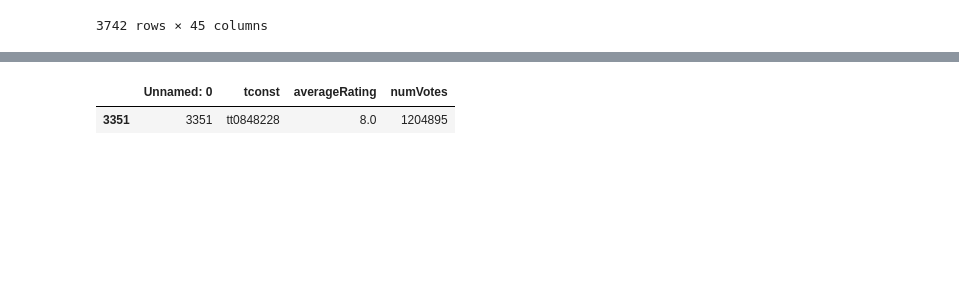
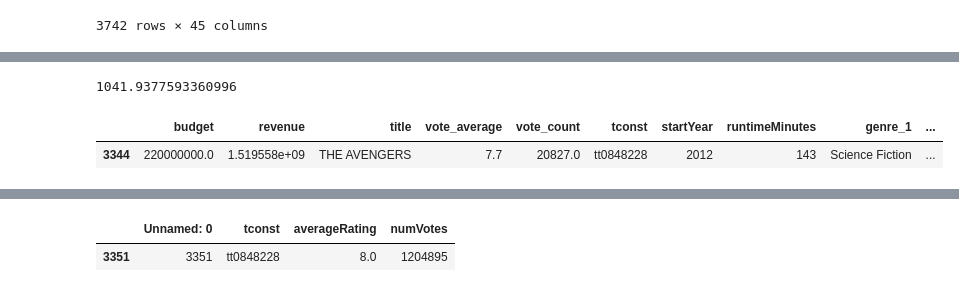
Before and after one commit to nsn116/Movie-Success-Predictor, a Jupyter notebook: data_preprocessing/Principals info.ipynb, the cells around one changed output, grey strips where cells are left out. Cells and saved outputs as stored; diff of their text form; code cells hidden in the pictures; blank space fills up the shorter version.

```diff
--- a/data_preprocessing/Principals info.ipynb
+++ b/data_preprocessing/Principals info.ipynb
@@ -543,0 +549,4 @@ everything_merged
+# %%
+cpi.inflate(100, 1950)
+# %% [output]
+1041.9377593360996
@@ -543,0 +561,5 @@ everything_merged
+# %%
+movies_by_year[movies_by_year['tconst'] == 'tt0848228']
+# %% [output]
+|  | budget | revenue | title | vote_average | vote_count | tconst | startYear | runtimeMinutes | genre_1 | ... |
+| 3344 | 220000000.0 | 1.519558e+09 | THE AVENGERS | 7.7 | 20827.0 | tt0848228 | 2012 | 143 | Science Fiction | ... |
```
Also changed, not shown: parts of 10 cells of this notebook.
